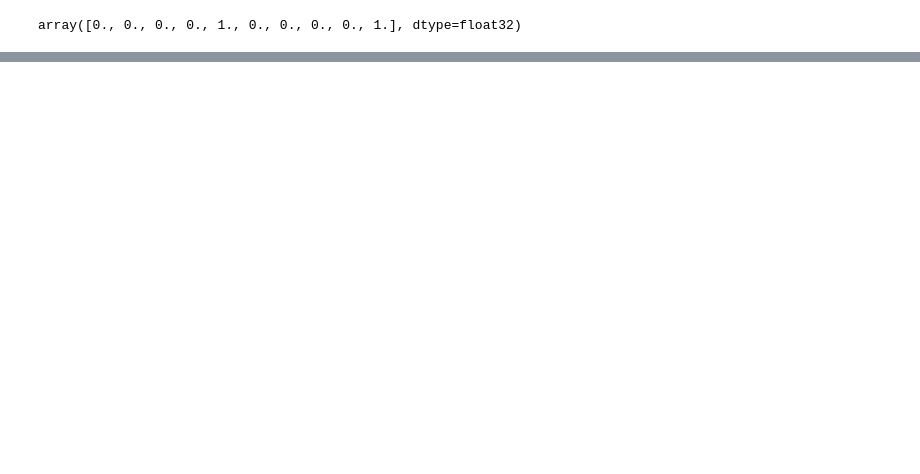
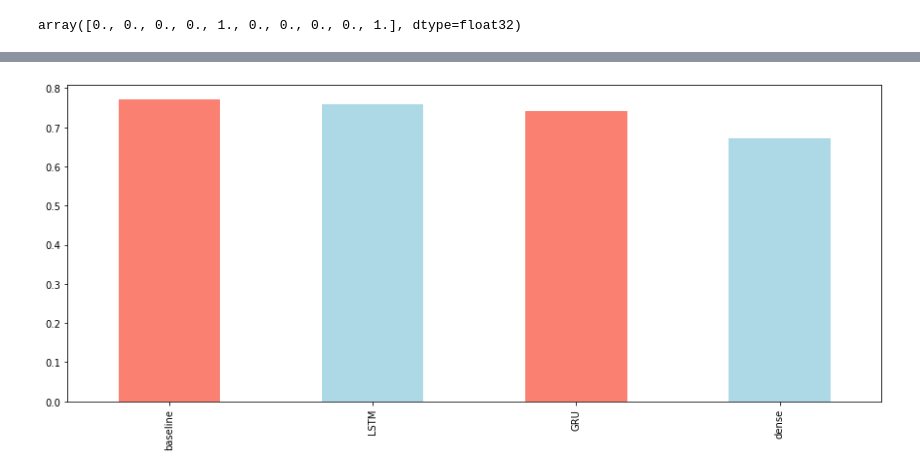
Before and after one commit to NickyAlan/tensorflow22, a Jupyter notebook: NLP/nlp.ipynb, the cells around one changed output, grey strips where cells are left out. Saved outputs shown, nothing was run; the diff lists cells and outputs as text; code cells hidden in the pictures; blank space fills up the shorter version.

```diff
--- a/NLP/nlp.ipynb
+++ b/NLP/nlp.ipynb
@@ -282,13 +278,12 @@ input -> tokenize -> embed -> Rnn/dense -> output
 # %%
-#LSTMs
+#LSTM
 inputs = layers.Input(shape=(1,), dtype='string')
 x = text_vectorizer(inputs)
 x = embedding(x)
-x = layers.LSTM(units=64, activation='tanh',return_sequences=True)(x) #when stack RNN cell together need (return_sequences = True)
-x = layers.LSTM(units=64, activation='tanh')(x) # because input of RNN must be 3D
-x = layers.Dense(64, activation='relu')(x)
+x = layers.LSTM(units=64, activation='tanh', return_sequences=True)(x) # if want stack RNN cell must retrub sequences
+x = layers.LSTM(units=64, activation='tanh')(x)  # becuase RNN input is 3D
 outputs = layers.Dense(1, activation='sigmoid')(x)
-model_3 = tf.keras.Model(inputs, outputs, name='LSTM_model')
+model_3 = tf.keras.Model(inputs, outputs, name='LSTM')
 
 model_3.summary()
 # %% [output]
@@ -408,0 +408,9 @@ model4_result
+# %%
+#compare result
+result_df = pd.DataFrame({
+    'baseline':baseline_result,
+    'dense':model2_result,
+    'LSTM':model3_result,
+    'GRU':model4_result,}
+).T
+result_df
@@ -408,0 +423,5 @@ model4_result
+# %%
+# order by f1 socre
+result_df.sort_values('f1_score', ascending=False)['f1_score'].plot(kind='bar', figsize=(15,6), color=['salmon','lightblue']);
+# %% [output]
+[figure, added]
```
Also changed, not shown: parts of 27 cells of this notebook, 1 other file.
